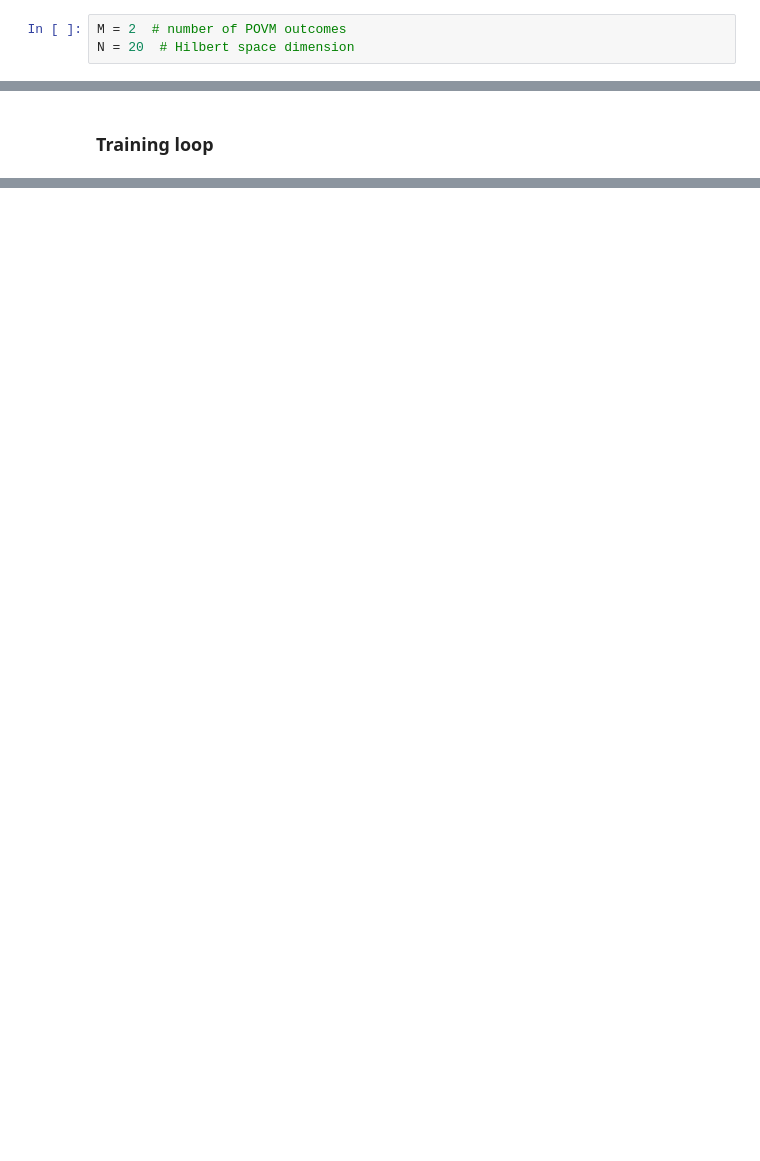
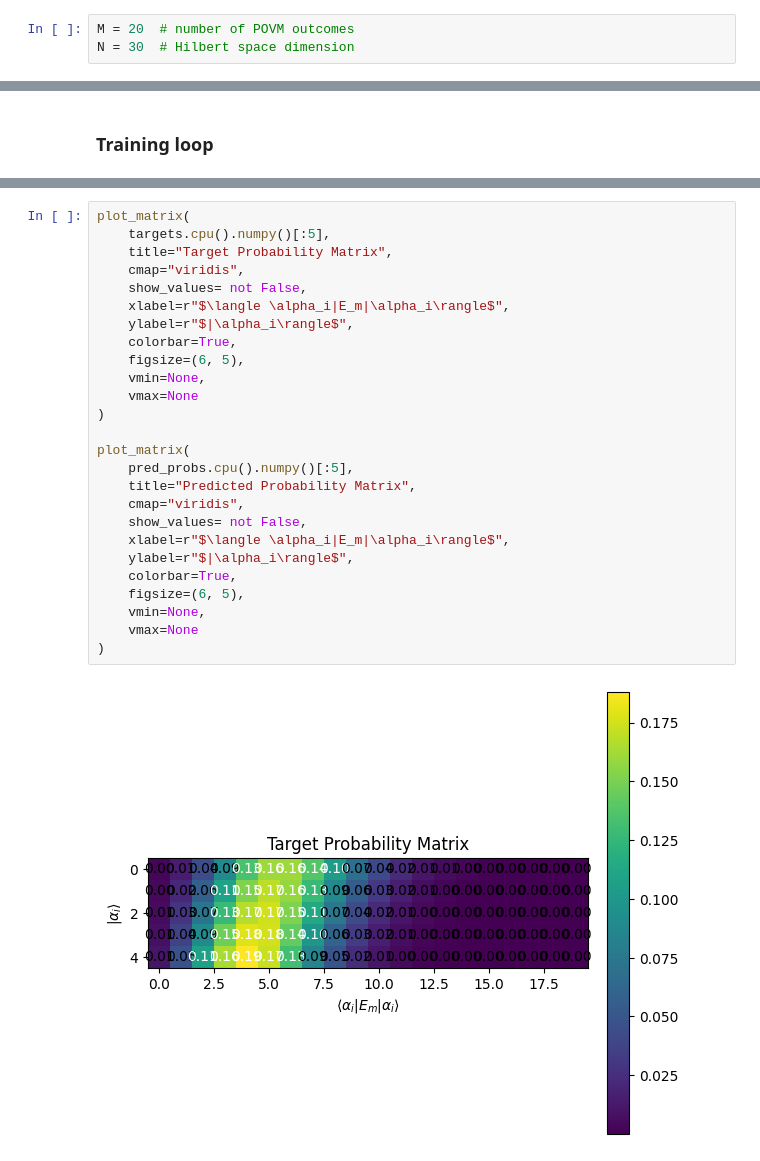
Before and after one commit to amanuelanteneh/gd-qdt, a Jupyter notebook: manifold_opt.ipynb, the cells around one changed output, grey strips where cells are left out. Cells and saved outputs as stored; diff of their text form; blank space fills up the shorter version.

```diff
--- a/manifold_opt.ipynb
+++ b/manifold_opt.ipynb
@@ -16,6 +16,6 @@ from utils import random_stiefel, unstack, check_povm_validity, grid_points
 # %%
-M = 2  # number of POVM outcomes
-N = 20  # Hilbert space dimension
+M = 20  # number of POVM outcomes
+N = 30  # Hilbert space dimension
 # %% [markdown]
 ### True POVMs
 # %%
@@ -170,0 +217,28 @@ pred_pov - true_povm: (9.64725343024168+4.235164736271502e-22j)
+# %%
+plot_matrix(
+    targets.cpu().numpy()[:5],
+    title="Target Probability Matrix",
+    cmap="viridis",
+    show_values= not False,
+    xlabel=r"$\langle \alpha_i|E_m|\alpha_i\rangle$",
+    ylabel=r"$|\alpha_i\rangle$",
+    colorbar=True,
+    figsize=(6, 5),
+    vmin=None,
+    vmax=None
+)
+
+plot_matrix(
+    pred_probs.cpu().numpy()[:5],
+    title="Predicted Probability Matrix",
+    cmap="viridis",
+    show_values= not False,
+    xlabel=r"$\langle \alpha_i|E_m|\alpha_i\rangle$",
+    ylabel=r"$|\alpha_i\rangle$",
+    colorbar=True,
+    figsize=(6, 5),
+    vmin=None,
+    vmax=None
+)
+# %% [output]
+[figure, added]
```
Also changed, not shown: parts of 11 cells of this notebook, 5 other files.
